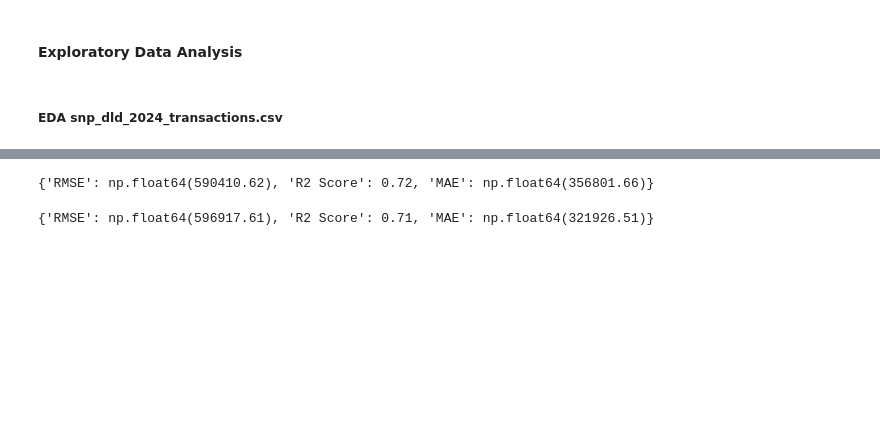
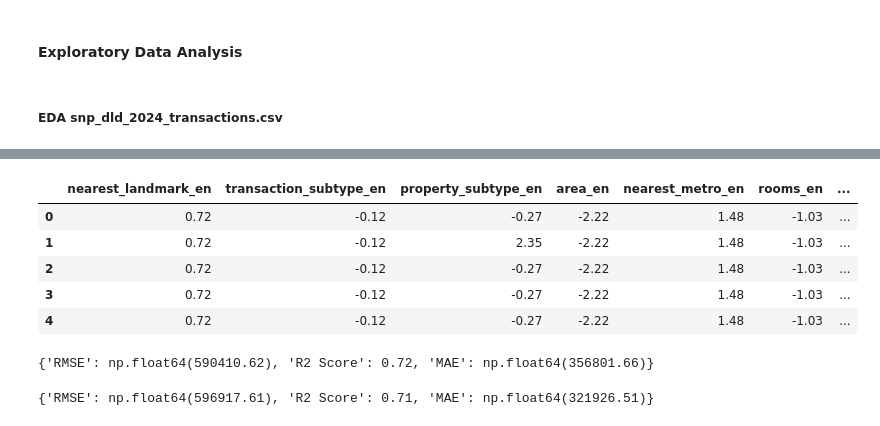
Before and after one commit to AdeelAfzal01/Smart-Brick-Assessment, a Jupyter notebook: notebooks/experiments.ipynb, the cells around one changed output, grey strips where cells are left out. Cells and saved outputs as stored; diff of their text form; code cells hidden in the pictures; blank space fills up the shorter version.

```diff
--- a/notebooks/experiments.ipynb
+++ b/notebooks/experiments.ipynb
@@ -151,6 +322,15 @@ RemoveOutliers(final_df, ["amount", "transaction_age_in_days"])
 
 ## Scale Dataset
 ScaleData(final_df, df.drop('amount', axis=1).columns.tolist())
+# %%
+final_df.head()
+# %% [output]
+|  | nearest_landmark_en | transaction_subtype_en | property_subtype_en | area_en | nearest_metro_en | rooms_en | ... |
+| 0 | 0.72 | -0.12 | -0.27 | -2.22 | 1.48 | -1.03 | ... |
+| 1 | 0.72 | -0.12 | 2.35 | -2.22 | 1.48 | -1.03 | ... |
+| 2 | 0.72 | -0.12 | -0.27 | -2.22 | 1.48 | -1.03 | ... |
+| 3 | 0.72 | -0.12 | -0.27 | -2.22 | 1.48 | -1.03 | ... |
+| 4 | 0.72 | -0.12 | -0.27 | -2.22 | 1.48 | -1.03 | ... |
 # %%
 ## Correlation Analysis
 def FeatureSelectionCorr(final_df):
```
Also changed, not shown: parts of 7 cells of this notebook, 1 other file.
